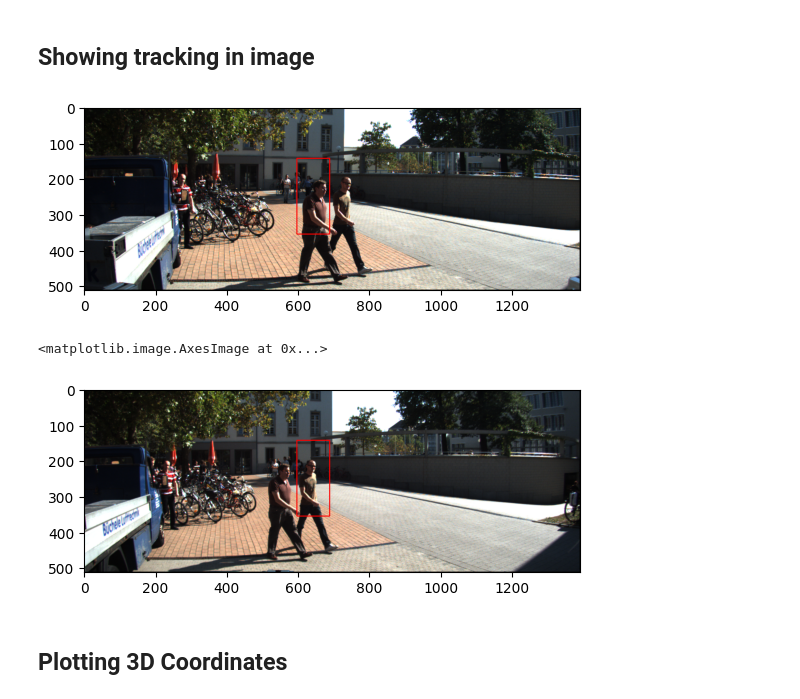
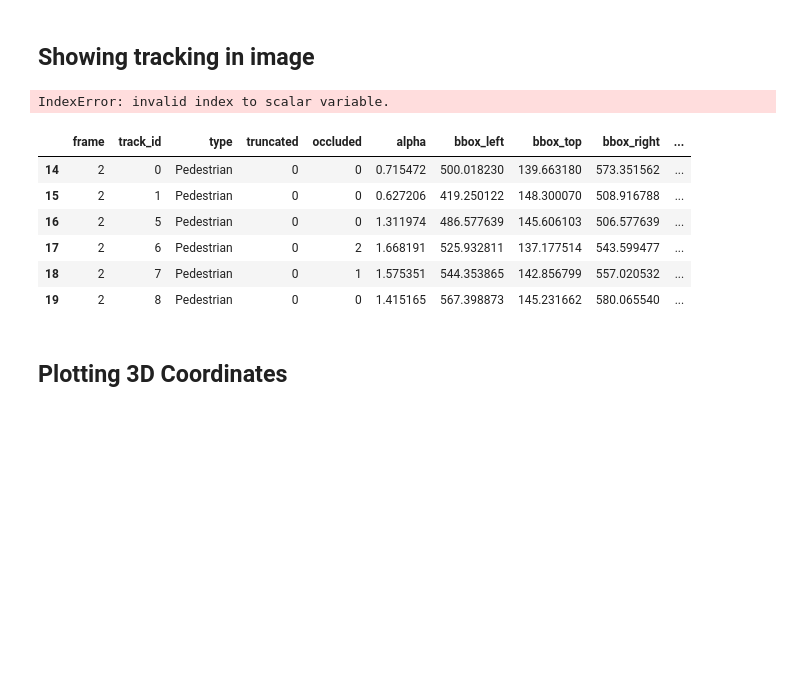
Before and after one commit to alexciru/Pfas-finalProject, a Jupyter notebook: notebooks/gt_plotting.ipynb, the cells around one changed output. Drawn from its saved outputs; the diff is of its cells as text; code cells hidden in the pictures; blank space fills up the shorter version.

```diff
--- a/notebooks/gt_plotting.ipynb
+++ b/notebooks/gt_plotting.ipynb
@@ -75,7 +75,7 @@ cyclist ids: [ 9 10]
 def draw_bboxes(frame_, bbox_coords_):
     _frame = frame_.copy()
     for bbox in bbox_coords_:
-        cv.rectangle(_frame, (int(_bb[0]), int(_bb[1])), (int(_bb[2]), int(_bb[3])), (255, 0, 0), 2)
+        cv.rectangle(_frame, (int(bbox[0]), int(bbox[1])), (int(bbox[2]), int(bbox[3])), (255, 0, 0), 2)
     return _frame
 
 # select sequence
@@ -92,7 +92,7 @@ world_coords = test_df[['x', 'y', 'z']].values
 bbox_coords = test_df[['bbox_left', 'bbox_top', 'bbox_right', 'bbox_bottom']].values
 
 # showing bboxes for object on a given frame
-_fr_num = 10
+_fr_num = 2
 fr, fl = get_frames(_fr_num, seq)
 _bb = bbox_coords[_fr_num]
 
@@ -100,9 +100,18 @@ plt.imshow(draw_bboxes(fr, _bb))
 plt.show()
 plt.imshow(draw_bboxes(fl, _bb))
 # %% [output]
-[figure, removed]
-<matplotlib.image.AxesImage at 0x...>
+IndexError: invalid index to scalar variable.
-[figure, removed]
+# %%
+# filter pedestrian for frame two
+pedestrian_df[pedestrian_df['frame'] == 2]
+# %% [output]
+|  | frame | track_id | type | truncated | occluded | alpha | bbox_left | bbox_top | bbox_right | ... |
+| 14 | 2 | 0 | Pedestrian | 0 | 0 | 0.715472 | 500.018230 | 139.663180 | 573.351562 | ... |
+| 15 | 2 | 1 | Pedestrian | 0 | 0 | 0.627206 | 419.250122 | 148.300070 | 508.916788 | ... |
+| 16 | 2 | 5 | Pedestrian | 0 | 0 | 1.311974 | 486.577639 | 145.606103 | 506.577639 | ... |
+| 17 | 2 | 6 | Pedestrian | 0 | 2 | 1.668191 | 525.932811 | 137.177514 | 543.599477 | ... |
+| 18 | 2 | 7 | Pedestrian | 0 | 1 | 1.575351 | 544.353865 | 142.856799 | 557.020532 | ... |
+| 19 | 2 | 8 | Pedestrian | 0 | 0 | 1.415165 | 567.398873 | 145.231662 | 580.065540 | ... |
 # %% [markdown]
 ## Plotting 3D Coordinates
 # %%
```
Also changed, not shown: 3 other files.
